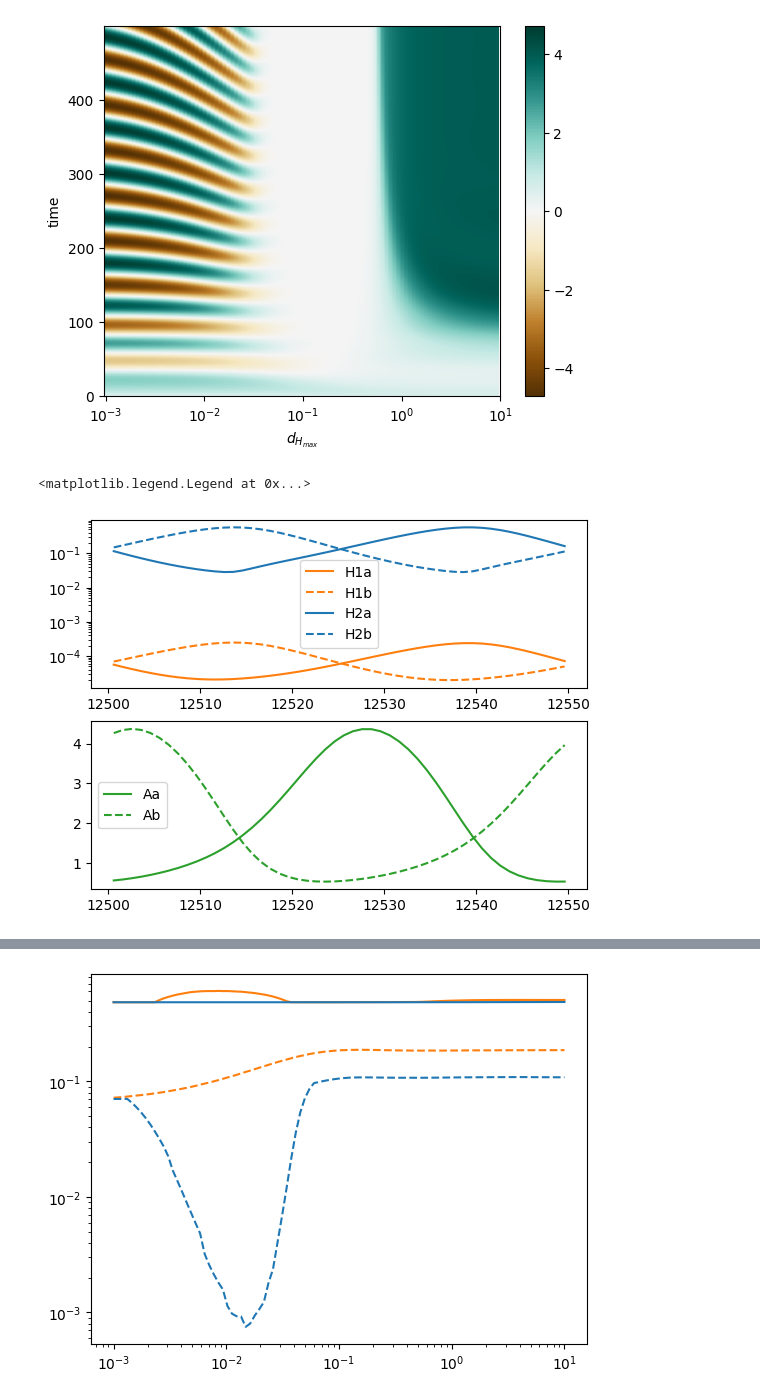
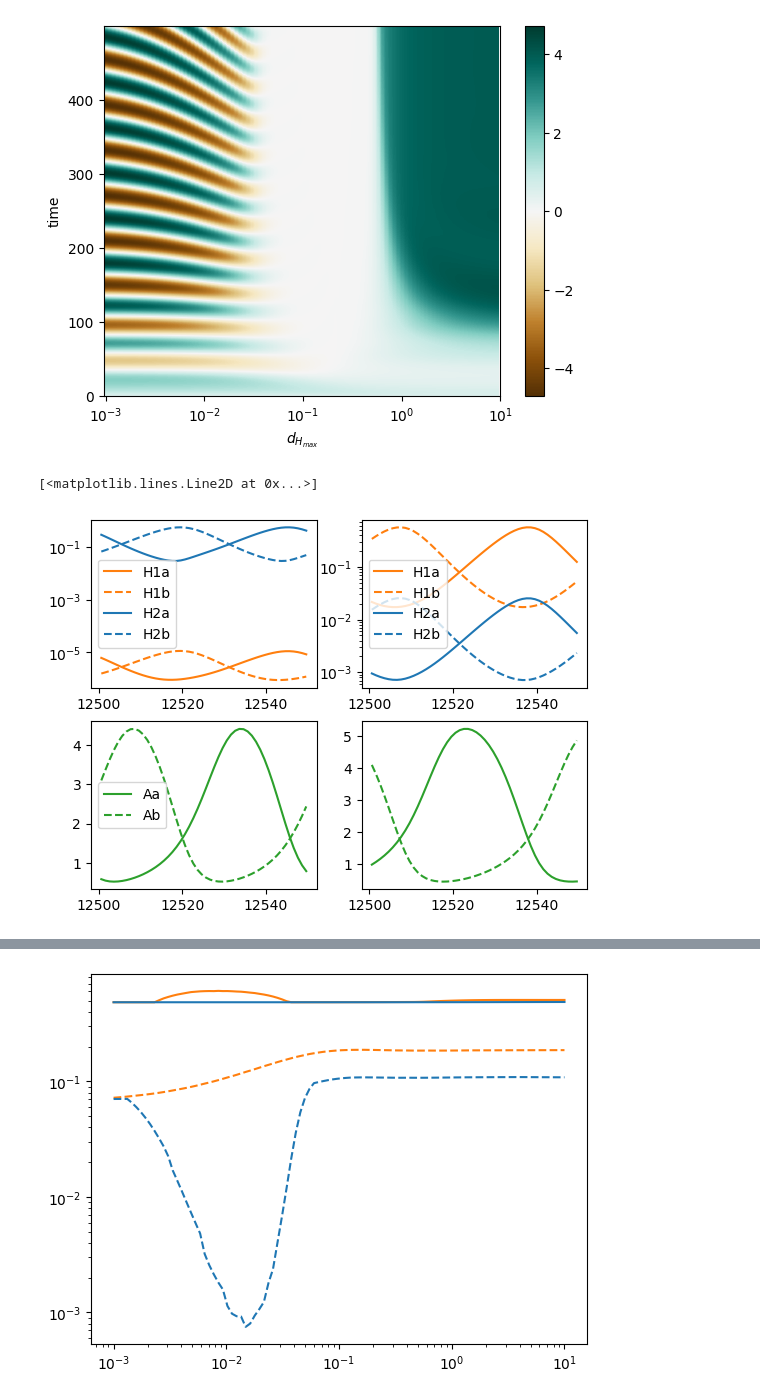
Before and after one commit to rbnmj/turingmodel, a Jupyter notebook: main.ipynb, the cells around one changed output, grey strips where cells are left out. Saved outputs shown, nothing was run; the diff lists cells and outputs as text; code cells hidden in the pictures.

```diff
--- a/main.ipynb
+++ b/main.ipynb
@@ -1380,17 +1366,52 @@ var = integ.odeint(tm.equations_wrapper, var0, t, args=(model,))
 # %%
-fig, (ax1, ax2) = plt.subplots(2,1)
-# dotted line
+fig, ((ax1, ax3),(ax2,ax4)) = plt.subplots(2,2)
+
+t_end = 20000
+number_steps = 20000
+t = np.linspace(0, t_end, number_steps)
+
+
+#var = [N_a, N_b, A_a, A_b, H_1a, H_1b, H_2a, H_2b]
+var0 = [2, 2.5, 2.5, 2, 0.08, 0.4, 0.4, 0.4, 0, 0, 0, 0, 0, 0]
+
+
 start = 12500
 end = 12550
+
+var = []
+k_1 = 0
+k_2 = 2
+d_Hmax1 = 0.01
+d_Hmax2 = 0.01
+model = tm(var0, t, k_1, k_2, d_Hmax1, d_Hmax2)
+var = integ.odeint(tm.equations_wrapper, var0, t, args=(model,))
+
 ax1.plot(t[start:end], var[start:end, 4], label="H1a",color="tab:orange")
 ax1.plot(t[start:end], var[start:end, 5], label="H1b",color="tab:orange", linestyle="--")
 ax1.plot(t[start:end], var[start:end, 6], label="H2a",color="tab:blue")
 ax1.plot(t[start:end], var[start:end, 7], label="H2b",color="tab:blue", linestyle="--")
 ax1.legend()
 ax1.set_yscale("log")
 ax2.plot(t[start:end], var[start:end:, 2], label="Aa",color="tab:green")
 ax2.plot(t[start:end], var[start:end:, 3], label="Ab",color="tab:green", linestyle="--")
 ax2.legend()
+
+var = []
+k_1 = 0
+k_2 = 2
+d_Hmax1 = 0.001
+d_Hmax2 = 0.001
+model = tm(var0, t, k_1, k_2, d_Hmax1, d_Hmax2)
+var = integ.odeint(tm.equations_wrapper, var0, t, args=(model,))
+
+ax3.plot(t[start:end], var[start:end, 4], label="H1a",color="tab:orange")
+ax3.plot(t[start:end], var[start:end, 5], label="H1b",color="tab:orange", linestyle="--")
+ax3.plot(t[start:end], var[start:end, 6], label="H2a",color="tab:blue")
+ax3.plot(t[start:end], var[start:end, 7], label="H2b",color="tab:blue", linestyle="--")
+ax3.legend()
+ax3.set_yscale("log")
+ax4.plot(t[start:end], var[start:end:, 2], label="Aa",color="tab:green")
+ax4.plot(t[start:end], var[start:end:, 3], label="Ab",color="tab:green", linestyle="--")
 # %% [output]
-<matplotlib.legend.Legend at 0x...>
+[<matplotlib.lines.Line2D at 0x...>]
-[figure, old version]
+[figure, new version]
```
Also changed, not shown: parts of 4 cells of this notebook, 5 other files.
